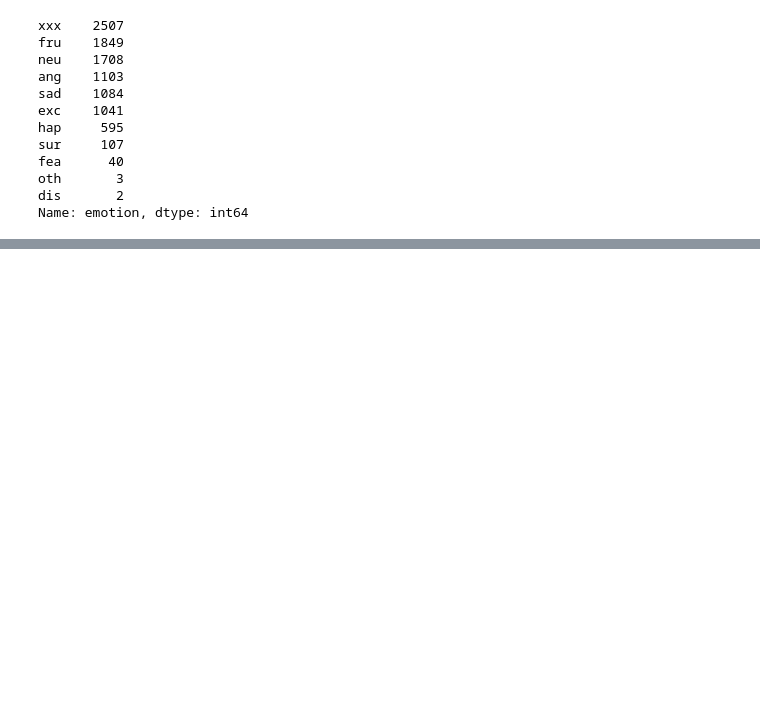
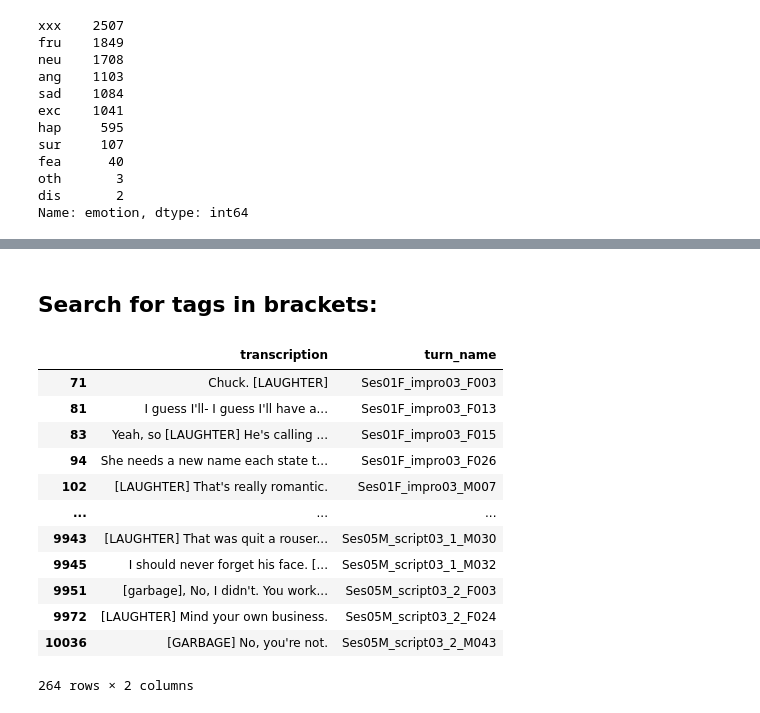
Before and after one commit to nicoloddo/PSYCHE, a Jupyter notebook: Preprocessing/Exploration notebooks/explore_iemocap.ipynb, the cells around one changed output, grey strips where cells are left out. Saved outputs shown, nothing was run; the diff lists cells and outputs as text; code cells hidden in the pictures; blank space fills up the shorter version.

```diff
--- a/Preprocessing/Exploration notebooks/explore_iemocap.ipynb
+++ b/Preprocessing/Exploration notebooks/explore_iemocap.ipynb
@@ -87,0 +118,19 @@ content.loc[mask]
+# %% [markdown]
+## Search for tags in brackets:
+# %%
+mask = content['transcription'].str.contains('\[')
+content.loc[mask][['transcription', "turn_name"]]
+# %% [output]
+|  | transcription | turn_name |
+| 71 | Chuck. [LAUGHTER] | Ses01F_impro03_F003 |
+| 81 | I guess I'll- I guess I'll have a... | Ses01F_impro03_F013 |
+| 83 | Yeah, so [LAUGHTER] He's calling ... | Ses01F_impro03_F015 |
+| 94 | She needs a new name each state t... | Ses01F_impro03_F026 |
+| 102 | [LAUGHTER] That's really romantic. | Ses01F_impro03_M007 |
+| ... | ... | ... |
+| 9943 | [LAUGHTER] That was quit a rouser... | Ses05M_script03_1_M030 |
+| 9945 | I should never forget his face. [... | Ses05M_script03_1_M032 |
+| 9951 | [garbage], No, I didn't. You work... | Ses05M_script03_2_F003 |
+| 9972 | [LAUGHTER] Mind your own business. | Ses05M_script03_2_F024 |
+| 10036 | [GARBAGE] No, you're not. | Ses05M_script03_2_M043 |
+264 rows × 2 columns
```
Also changed, not shown: parts of 19 cells of this notebook, 7 other files.
